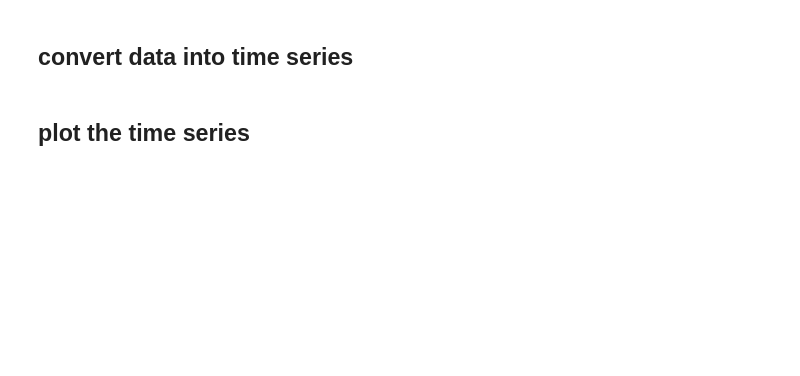
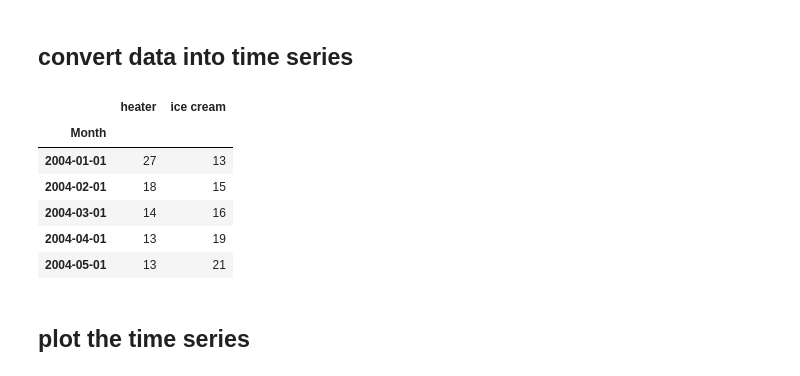
Before and after one commit to j33tu/mtech, a Jupyter notebook: assignments/sem2/TSF/assignment1/Session 5/VAR_Inclass.ipynb, the cells around one changed output. Saved outputs shown, nothing was run; the diff lists cells and outputs as text; code cells hidden in the pictures; blank space fills up the shorter version.

```diff
--- a/assignments/sem2/TSF/assignment1/Session 5/VAR_Inclass.ipynb
+++ b/assignments/sem2/TSF/assignment1/Session 5/VAR_Inclass.ipynb
@@ -5,4 +51,16 @@
 # %% [markdown]
 ## convert data into time series
+# %%
+df['Month'] = pd.to_datetime(df['Month'])
+df.set_index('Month', inplace=True)
+df.head()
+# %% [output]
+|  | heater | ice cream |
+| Month |  |  |
+| 2004-01-01 | 27 | 13 |
+| 2004-02-01 | 18 | 15 |
+| 2004-03-01 | 14 | 16 |
+| 2004-04-01 | 13 | 19 |
+| 2004-05-01 | 13 | 21 |
 # %% [markdown]
 ## plot the time series
```
Also changed, not shown: parts of 13 cells of this notebook, 41 other files.
